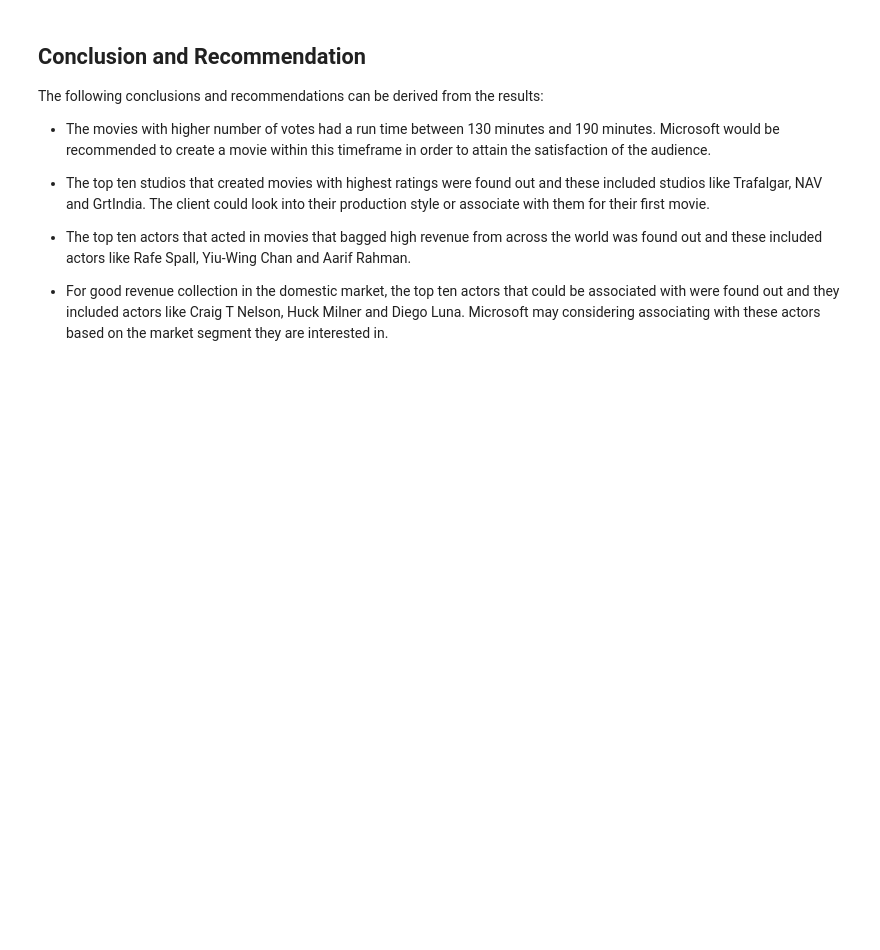
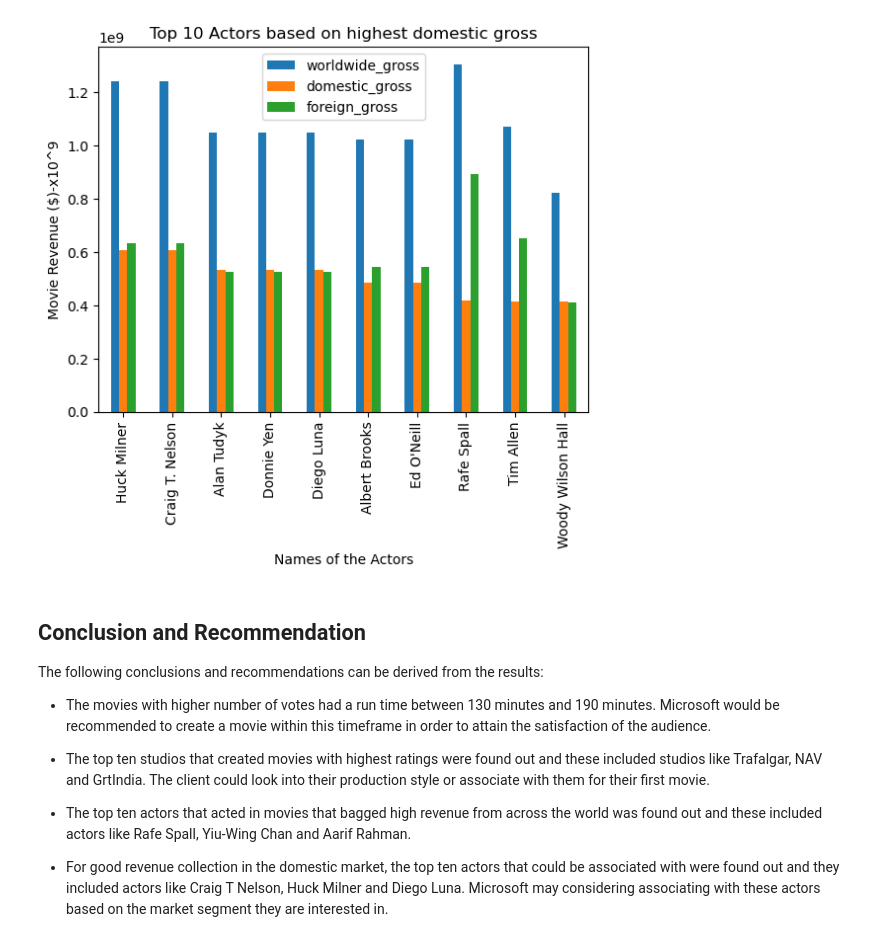
Before and after one commit to Shimnazzz/dsc-phase-1-project_data_8, a Jupyter notebook: Code_for_Movie_Analysis.ipynb, the cells around one changed output. Cells and saved outputs as stored; diff of their text form; code cells hidden in the pictures; blank space fills up the shorter version.

```diff
--- a/Code_for_Movie_Analysis.ipynb
+++ b/Code_for_Movie_Analysis.ipynb
@@ -419,3 +743,14 @@ plt.show()
+# %%
+# Plotting the top 10 actors based on the the highest domestic gross.
+# Also shown are the corresponding worldwide and foreign gross
+
+ar_analysis_domestic.plot(kind="bar")
+plt.xlabel('Names of the Actors')
+plt.ylabel('Movie Revenue ($)-x10^9')
+plt.title('Top 10 Actors based on highest domestic gross')
+plt.show()
+# %% [output]
+[figure, added]
 # %% [markdown]
 ## Conclusion and Recommendation
 
```
Also changed, not shown: parts of 92 cells of this notebook.
